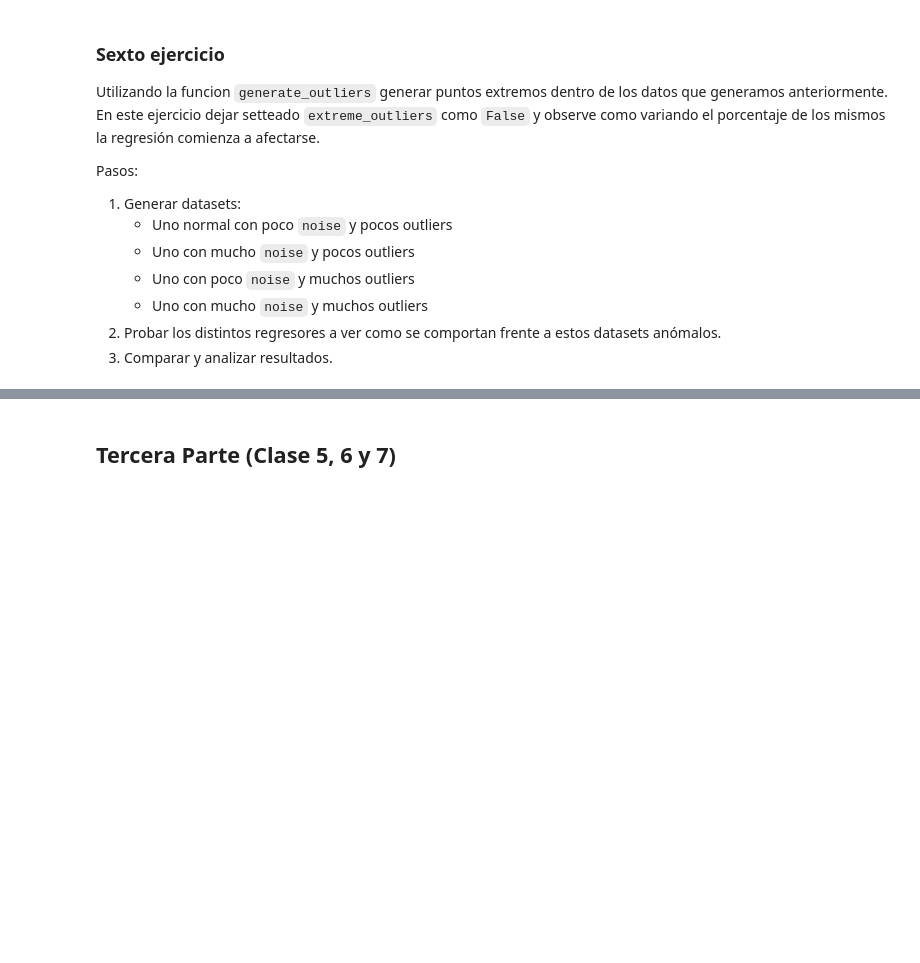
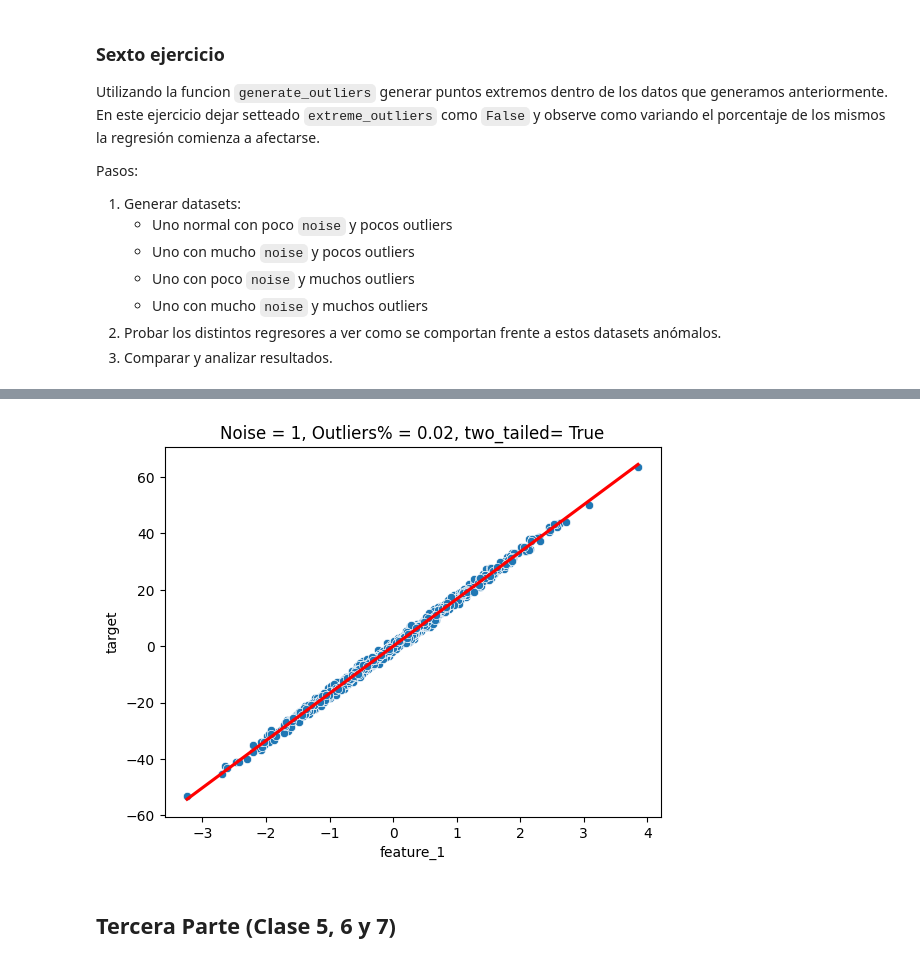
Before and after one commit to LeandroAlbachiaro/intro_ia, a Jupyter notebook: tp_integrador_enunciado/tp_integrador.ipynb, the cells around one changed output, grey strips where cells are left out. Saved outputs shown, nothing was run; the diff lists cells and outputs as text; code cells hidden in the pictures; blank space fills up the shorter version.

```diff
--- a/tp_integrador_enunciado/tp_integrador.ipynb
+++ b/tp_integrador_enunciado/tp_integrador.ipynb
@@ -287,0 +408,3 @@ from sklearn.linear_model import LinearRegression, HuberRegressor, ElasticNetCV
+# %%
+X1 = df_outlier1.drop('target', axis=1)  # DataFrame con las características
+y1 = df_outlier1['target']  # Serie con la variable objetivo
@@ -288,3 +447,18 @@ from sklearn.linear_model import LinearRegression, HuberRegressor, ElasticNetCV
+# %%
+# Concatenar la característica y la variable objetivo en un solo DataFrame
+df_plot = pd.concat([X1['feature_1'], y1], axis=1)
+
+# Crear un subplot con una sola gráfica
+fig, ax = plt.subplots()
+
+# Graficar scatterplot con línea de regresión
+sns.scatterplot(data=df_plot, x='feature_1', y='target', ax=ax)
+sns.regplot(data=df_plot, x='feature_1', y='target', scatter=False, color='red', ax=ax)
+plt.title('Noise = 1, Outliers% = 0.02, two_tailed= True', fontsize=12)
+
+plt.show()
+# %% [output]
+[figure, added]
 # %% [markdown]
 ## Tercera Parte (Clase 5, 6 y 7)
 # %% [markdown]
```
Also changed, not shown: parts of 23 cells of this notebook, 2 other files.
